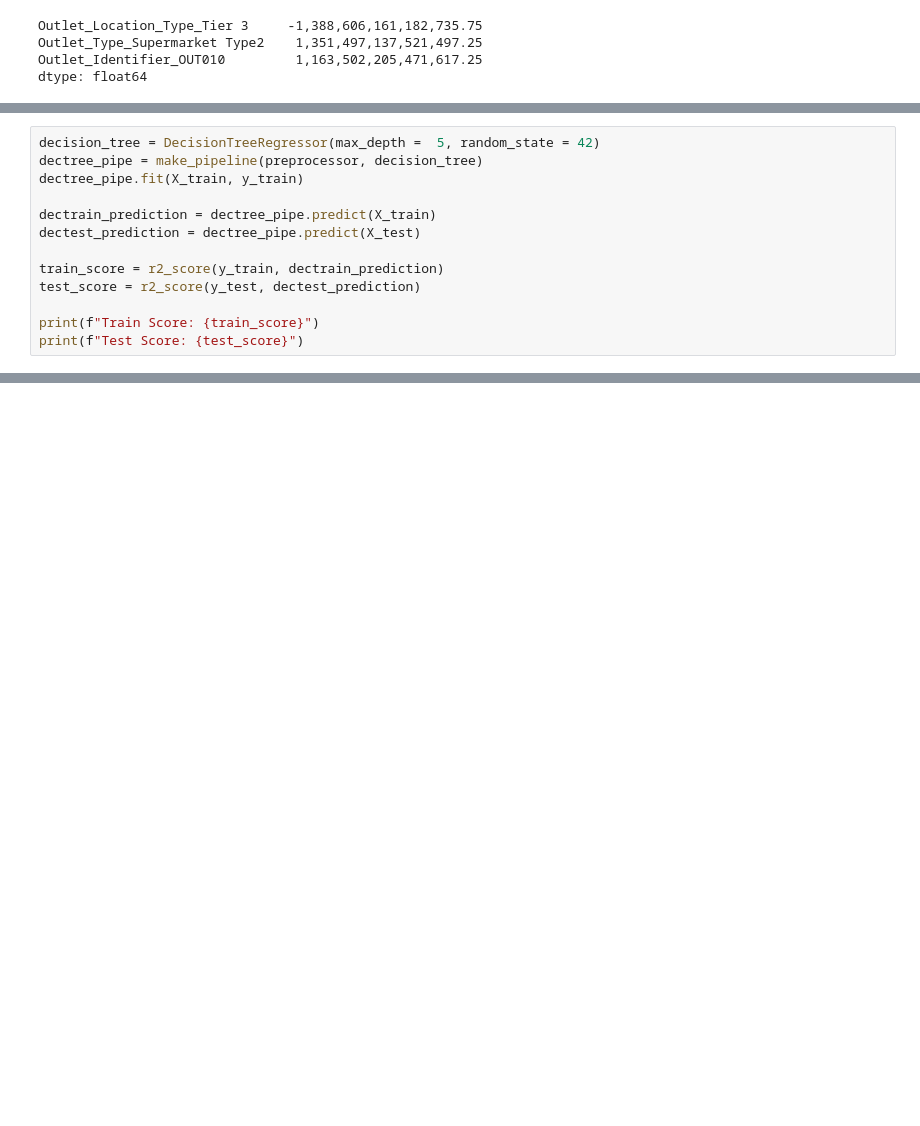
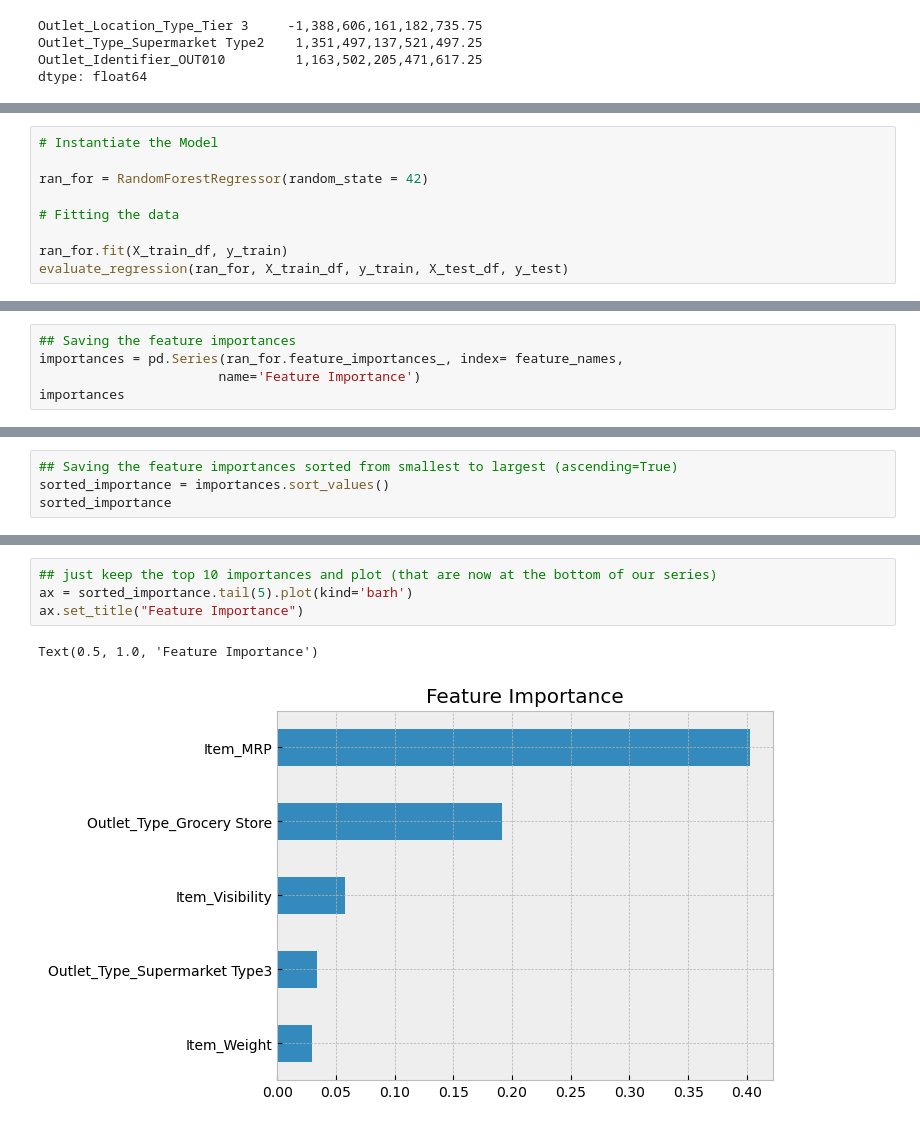
Before and after one commit to RazgrizGhost/Project-1-Revisited-, a Jupyter notebook: Project 1 - Revisited JV.ipynb, the cells around one changed output, grey strips where cells are left out. Cells and saved outputs as stored; diff of their text form; blank space fills up the shorter version.

```diff
--- a/Project 1 - Revisited JV.ipynb
+++ b/Project 1 - Revisited JV.ipynb
@@ -1009,13 +918,0 @@ sorted_scores.head()
-# %%
-decision_tree = DecisionTreeRegressor(max_depth =  5, random_state = 42)
-dectree_pipe = make_pipeline(preprocessor, decision_tree)
-dectree_pipe.fit(X_train, y_train)
-
-dectrain_prediction = dectree_pipe.predict(X_train)
-dectest_prediction = dectree_pipe.predict(X_test)
-
-train_score = r2_score(y_train, dectrain_prediction)
-test_score = r2_score(y_test, dectest_prediction)
-
-print(f"Train Score: {train_score}")
-print(f"Test Score: {test_score}")
@@ -1035,0 +925,9 @@ Test RMSE Score: 1055.685
+# %%
+# Instantiate the Model
+
+ran_for = RandomForestRegressor(random_state = 42)
+
+# Fitting the data
+
+ran_for.fit(X_train_df, y_train)
+evaluate_regression(ran_for, X_train_df, y_train, X_test_df, y_test)
@@ -1035,0 +937,5 @@ Test RMSE Score: 1055.685
+# %%
+## Saving the feature importances
+importances = pd.Series(ran_for.feature_importances_, index= feature_names,
+                       name='Feature Importance')
+importances
@@ -1035,0 +955,4 @@ Test RMSE Score: 1055.685
+# %%
+## Saving the feature importances sorted from smallest to largest (ascending=True)
+sorted_importance = importances.sort_values()
+sorted_importance
@@ -1035,0 +972,7 @@ Test RMSE Score: 1055.685
+# %%
+## just keep the top 10 importances and plot (that are now at the bottom of our series)
+ax = sorted_importance.tail(5).plot(kind='barh')
+ax.set_title("Feature Importance")
+# %% [output]
+Text(0.5, 1.0, 'Feature Importance')
+[figure, added]
```
Also changed, not shown: parts of 23 cells of this notebook, 3 other files.
